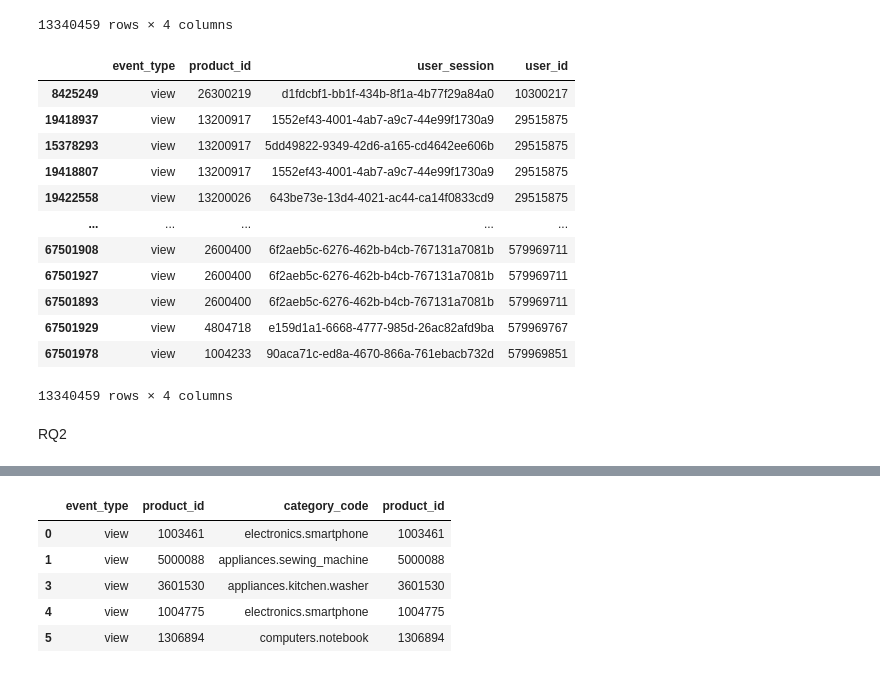
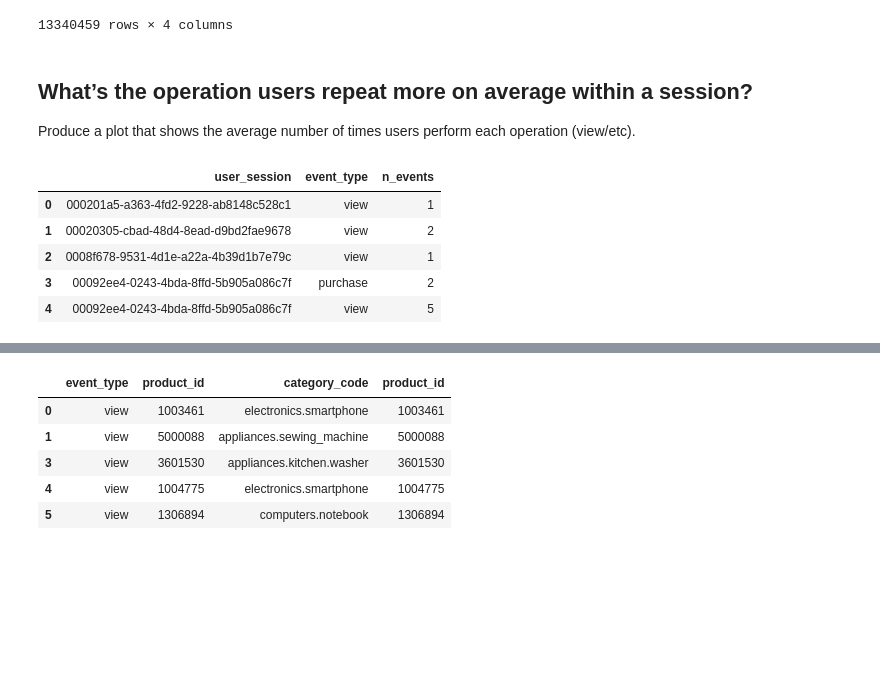
Before and after one commit to LA200/ADM_HW2, a Jupyter notebook: HW2 ADM.ipynb, the cells around one changed output, grey strips where cells are left out. Saved outputs shown, nothing was run; the diff lists cells and outputs as text; code cells hidden in the pictures; blank space fills up the shorter version.

```diff
--- a/HW2 ADM.ipynb
+++ b/HW2 ADM.ipynb
@@ -175,18 +168,18 @@ sortedFunnel = sub_user_funnel.sort_values(by='user_id')
-# %%
-sortedFunnel
-# %% [output]
-|  | event_type | product_id | user_session | user_id |
-| 8425249 | view | 26300219 | d1fdcbf1-bb1f-434b-8f1a-4b77f29a84a0 | 10300217 |
-| 19418937 | view | 13200917 | 1552ef43-4001-4ab7-a9c7-44e99f1730a9 | 29515875 |
-| 15378293 | view | 13200917 | 5dd49822-9349-42d6-a165-cd4642ee606b | 29515875 |
-| 19418807 | view | 13200917 | 1552ef43-4001-4ab7-a9c7-44e99f1730a9 | 29515875 |
-| 19422558 | view | 13200026 | 643be73e-13d4-4021-ac44-ca14f0833cd9 | 29515875 |
-| ... | ... | ... | ... | ... |
-| 67501908 | view | 2600400 | 6f2aeb5c-6276-462b-b4cb-767131a7081b | 579969711 |
-| 67501927 | view | 2600400 | 6f2aeb5c-6276-462b-b4cb-767131a7081b | 579969711 |
-| 67501893 | view | 2600400 | 6f2aeb5c-6276-462b-b4cb-767131a7081b | 579969711 |
-| 67501929 | view | 4804718 | e159d1a1-6668-4777-985d-26ac82afd9ba | 579969767 |
-| 67501978 | view | 1004233 | 90aca71c-ed8a-4670-866a-761ebacb732d | 579969851 |
-13340459 rows × 4 columns
-# %% [markdown]
-RQ2
+# %% [markdown]
+## What’s the operation users repeat more on average within a session?
+Produce a plot that shows the average number of times users perform each operation (view/etc).
+# %%
+session_operations = nov.groupby(
+    ['user_session', 'event_type']
+).event_type.count().to_frame().rename(
+    columns={'event_type': 'n_events'}
+)
+session_operations = session_operations.reset_index()
+session_operations.head(5)
+# %% [output]
+|  | user_session | event_type | n_events |
+| 0 | 000201a5-a363-4fd2-9228-ab8148c528c1 | view | 1 |
+| 1 | 00020305-cbad-48d4-8ead-d9bd2fae9678 | view | 2 |
+| 2 | 0008f678-9531-4d1e-a22a-4b39d1b7e79c | view | 1 |
+| 3 | 00092ee4-0243-4bda-8ffd-5b905a086c7f | purchase | 2 |
+| 4 | 00092ee4-0243-4bda-8ffd-5b905a086c7f | view | 5 |
```
Also changed, not shown: parts of 21 cells of this notebook.
